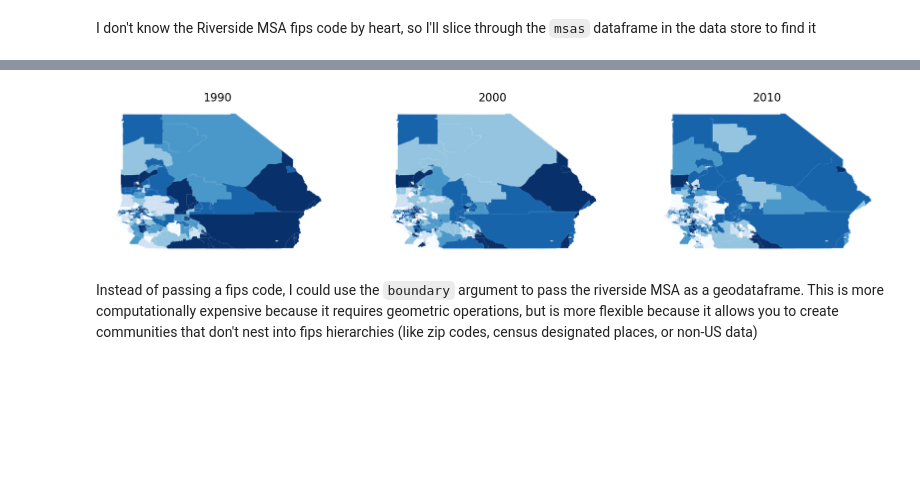
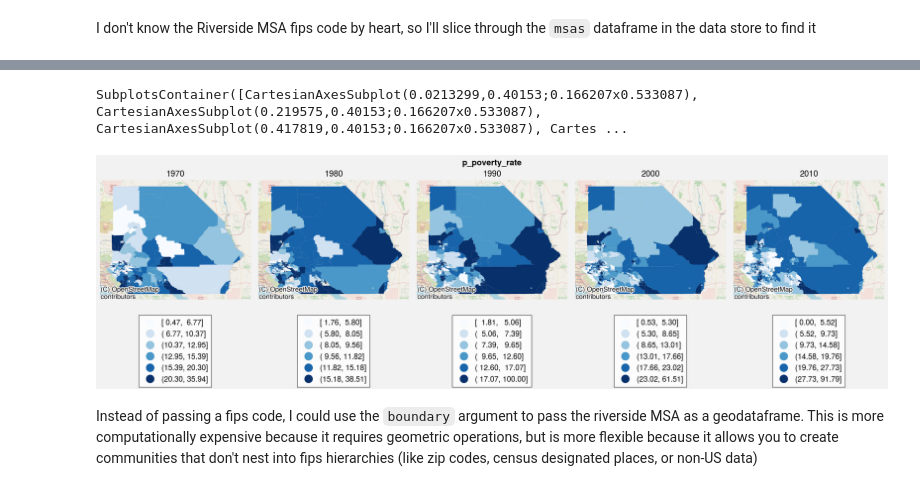
Before and after one commit to oturns/geosnap, a Jupyter notebook: examples/02_creating_community_datasets.ipynb, the cells around one changed output, grey strips where cells are left out. Drawn from its saved outputs; the diff is of its cells as text; code cells hidden in the pictures; blank space fills up the shorter version.

```diff
--- a/examples/02_creating_community_datasets.ipynb
+++ b/examples/02_creating_community_datasets.ipynb
@@ -98,7 +97,8 @@ riverside = Community.from_ltdb(msa_fips='40140')
-# %%
-plot(riverside, 'p_poverty_rate')
-# %% [output]
-[figure, removed]
+# %%
+riverside.plot_timeseries("p_poverty_rate", scheme="quantiles", cmap="Blues", k=6)
+# %% [output]
+SubplotsContainer([CartesianAxesSubplot(0.0213299,0.40153;0.166207x0.533087), CartesianAxesSubplot(0.219575,0.40153;0.166207x0.533087), CartesianAxesSubplot(0.417819,0.40153;0.166207x0.533087), Cartes ...
+[figure, added]
 # %% [markdown]
 Instead of passing a fips code, I could use the `boundary` argument to pass the riverside MSA as a geodataframe. This is more computationally expensive because it requires geometric operations, but is more flexible because it allows you to create communities that don't nest into fips hierarchies (like zip codes, census designated places, or non-US data)
 # %% [markdown]
```
Also changed, not shown: parts of 21 cells of this notebook, 2 other files.
